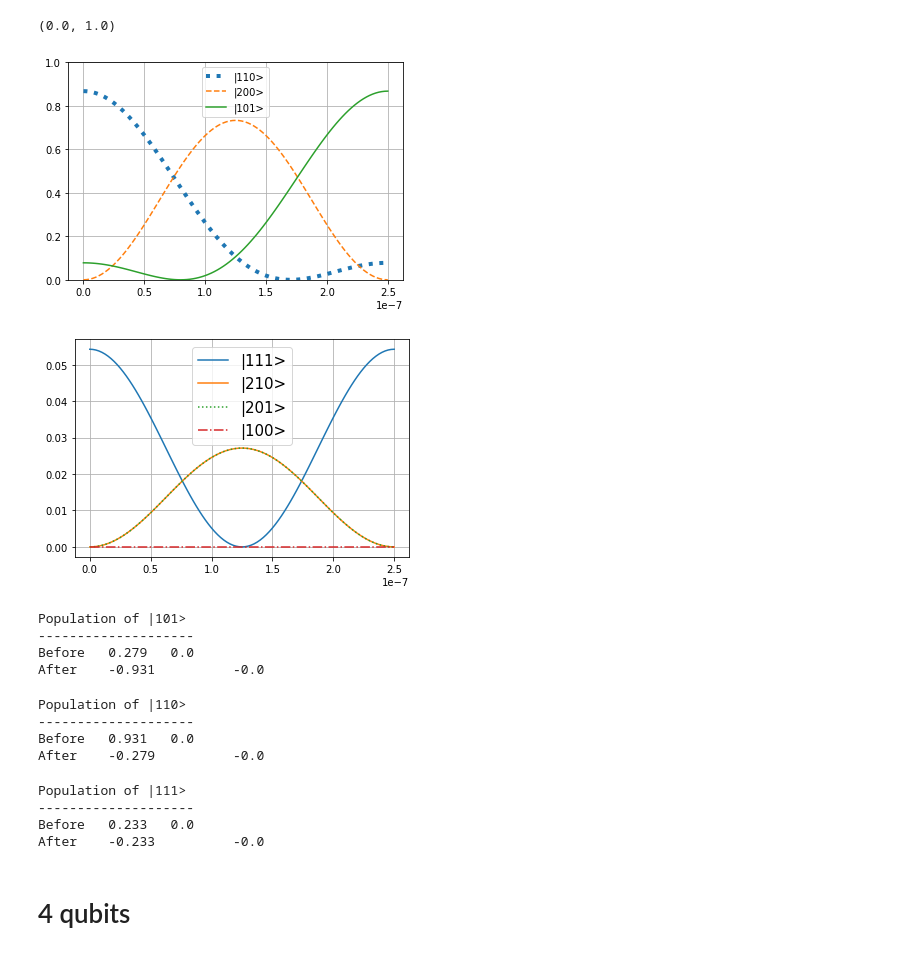
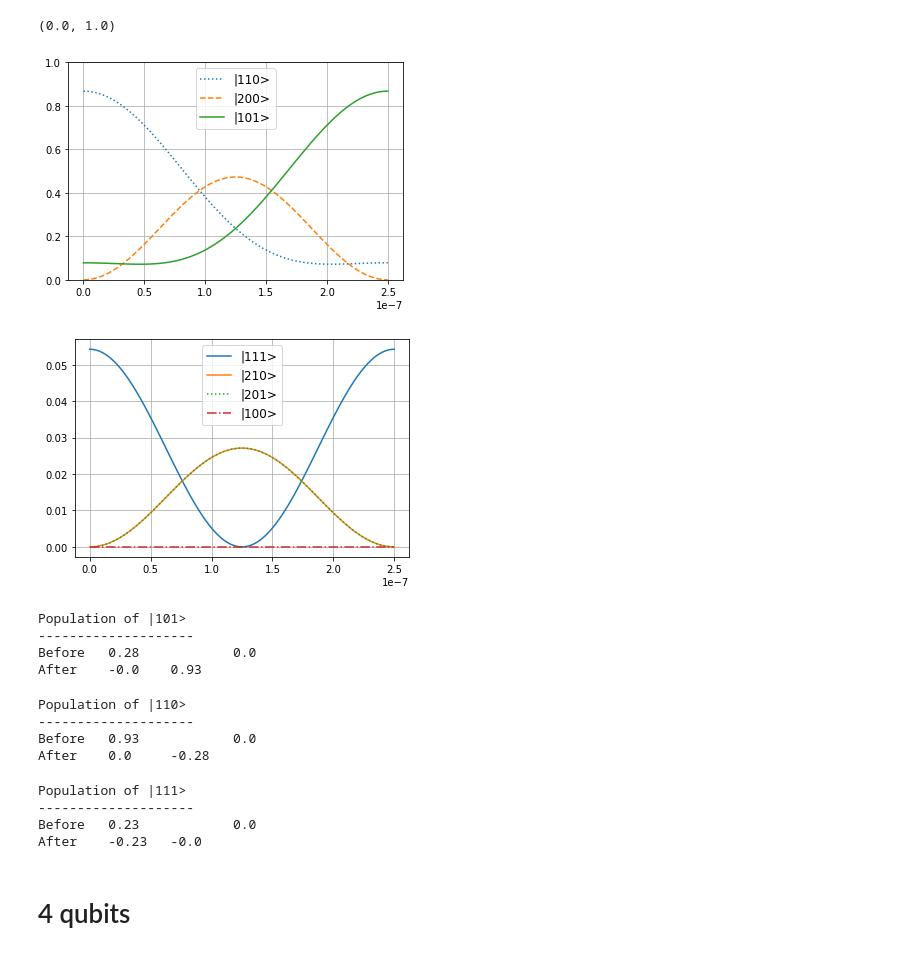
Before and after one commit to Kamanasish-Debnath/WACQT-Quantum-Simulator-using-Master-Equation, a Jupyter notebook: Test 3 qubit gate.ipynb, the cells around one changed output. Drawn from its saved outputs; the diff is of its cells as text; code cells hidden in the pictures.

```diff
--- a/Test page.ipynb
+++ b/Test 3 qubit gate.ipynb
@@ -109,69 +109,69 @@ def al(t, args):
 def ald(t, args):
     return np.exp(-1j*Alpha*t)
 # %%
-Phi = -np.exp(1j*pi)
+Phi = -np.exp(1j*pi/2)
 
 
 tlist = np.linspace(0,gate_time_CZS, 101)
 psi0 = (tensor(S1, S1, S0) + 0.25*tensor(S1,S1,S1) +  0.3*tensor(S1, S0, S1)).unit()
 e_ops = [S110*S110.dag(), S111*S111.dag(), S101*S101.dag(), S201*S201.dag(), S210*S210.dag(), \
          S200*S200.dag(), S100*S100.dag()]
 res = mesolve([Ham , \
                [Om_CZS*(X), al], [Om_CZS*(X.dag()), ald] , \
                [Phi*Om_CZS*(Y), al], [np.conjugate(Phi)*Om_CZS*(Y.dag()), ald]], \
                psi0, tlist, c_ops = [], e_ops = e_ops\
              ,options = Options(store_final_state = True))
 import matplotlib.pyplot as plt
-plt.plot(tlist, res.expect[0], ':', label = '|110>', linewidth = 4)
+plt.plot(tlist, res.expect[0], ':', label = '|110>')
 plt.plot(tlist, res.expect[5], '--',label = '|200>')
 plt.plot(tlist, res.expect[2], label = '|101>')
 
 
 plt.grid('on')
-plt.legend(loc = 'upper center', fontsize = 10)
+plt.legend(loc = 'upper center', fontsize = 12)
 plt.ylim([0,1])
 # %% [output]
 (0.0, 1.0)
-[figure, old version]
+[figure, new version]
 # %%
 plt.plot(tlist, res.expect[1], label = '|111>')
 plt.plot(tlist, res.expect[4], label = '|210>')
 plt.plot(tlist, res.expect[3],':' ,label = '|201>')
 plt.plot(tlist, res.expect[6],'-.' ,label = '|100>')
-plt.legend(loc = 'upper center', fontsize = 15)
+plt.legend(loc = 'upper center', fontsize = 12)
 plt.grid('on')
 # %% [output]
-[figure, old version]
+[figure, new version]
 # %%
 print("Population of |101>")
 print("-"*20)
-print("Before \t", np.round(np.real(psi0.full()[10]),3)[0], "\t", np.round(np.imag(psi0.full()[10]),3)[0])
-print("After \t", np.round(np.real(res.final_state.full()[10]),3)[0], "\t", np.round(np.imag(res.final_state.full()[10]),3)[0])
+print("Before \t", np.round(np.real(psi0.full()[10]),2)[0], "\t\t", np.round(np.imag(psi0.full()[10]),2)[0])
+print("After \t", np.round(np.real(res.final_state.full()[10]),2)[0], "\t", np.round(np.imag(res.final_state.full()[10]),2)[0])
 # %% [output]
 Population of |101>
 --------------------
-Before   0.279   0.0
-After    -0.931          -0.0
+Before   0.28            0.0
+After    -0.0    0.93
-# %%
-print("Population of |110>")
-print("-"*20)
-print("Before \t", np.round(np.real(psi0.full()[12]),3)[0], "\t", np.round(np.imag(psi0.full()[12]),3)[0])
-print("After \t", np.round(np.real(res.final_state.full()[12]),3)[0], "\t", np.round(np.imag(res.final_state.full()[12]),3)[0])
-# %% [output]
-Population of |110>
---------------------
-Before   0.931   0.0
-After    -0.279          -0.0
-# %%
-print("Population of |111>")
-print("-"*20)
-print("Before \t", np.round(np.real(psi0.full()[13]),3)[0],"\t", np.round(np.imag(psi0.full()[13]),3)[0])
-print("After \t", np.round(np.real(res.final_state.full()[13]),3)[0],"\t", np.round(np.imag(res.final_state.full()[13]),3)[0])
-# %% [output]
-Population of |111>
---------------------
-Before   0.233   0.0
-After    -0.233          -0.0
+# %%
+print("Population of |110>")
+print("-"*20)
+print("Before \t", np.round(np.real(psi0.full()[12]),2)[0], "\t\t", np.round(np.imag(psi0.full()[12]),2)[0])
+print("After \t", np.round(np.real(res.final_state.full()[12]),2)[0], "\t", np.round(np.imag(res.final_state.full()[12]),2)[0])
+# %% [output]
+Population of |110>
+--------------------
+Before   0.93            0.0
+After    0.0     -0.28
+# %%
+print("Population of |111>")
+print("-"*20)
+print("Before \t", np.round(np.real(psi0.full()[13]),2)[0],"\t\t", np.round(np.imag(psi0.full()[13]),2)[0])
+print("After \t",  np.round(np.real(res.final_state.full()[13]),2)[0],"\t", np.round(np.imag(res.final_state.full()[13]),2)[0])
+# %% [output]
+Population of |111>
+--------------------
+Before   0.23            0.0
+After    -0.23   -0.0
 # %% [markdown]
 # 4 qubits
 # %%
```
Also changed, not shown: parts of 14 cells of this notebook, 1 other file.
